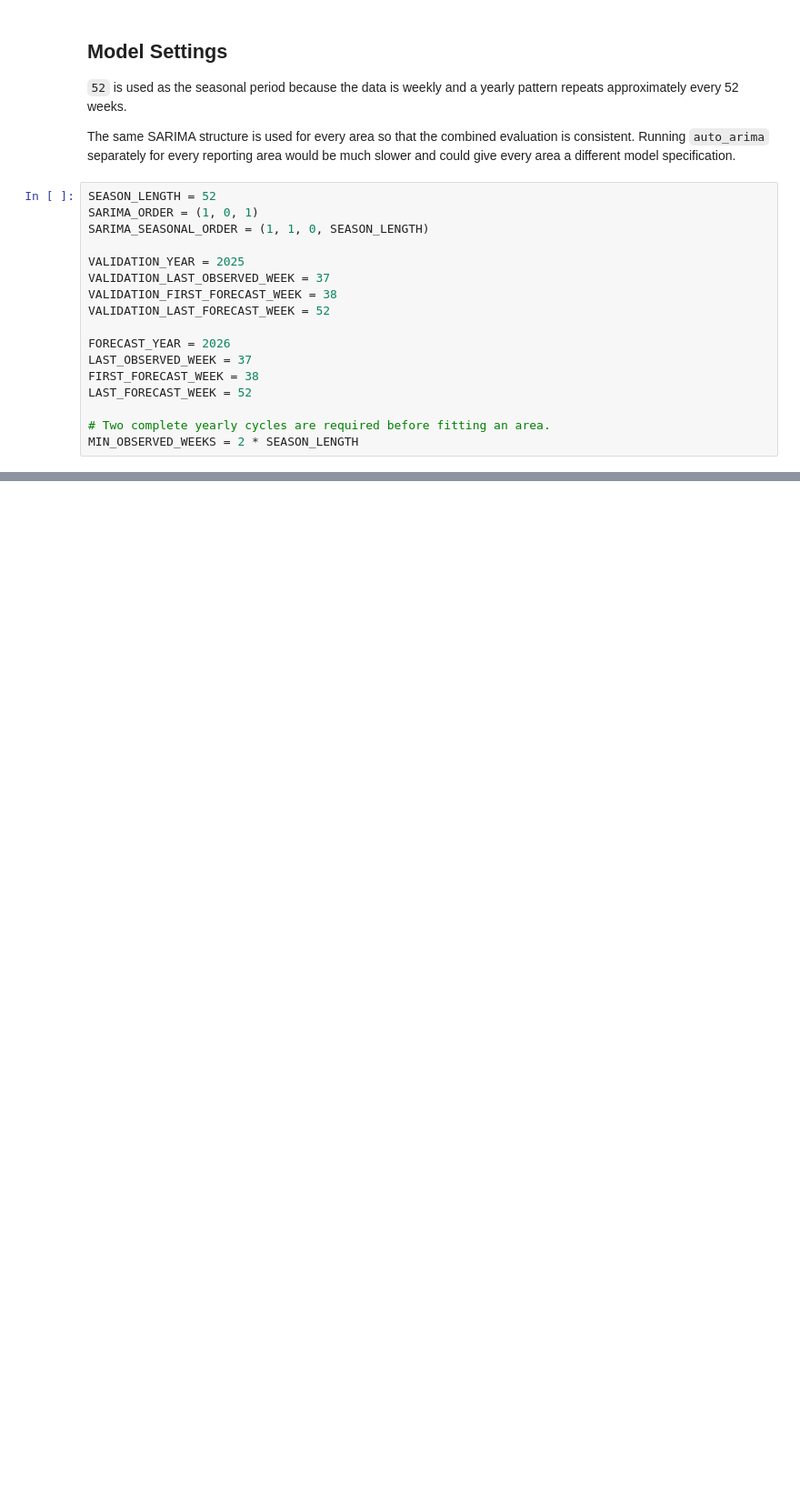
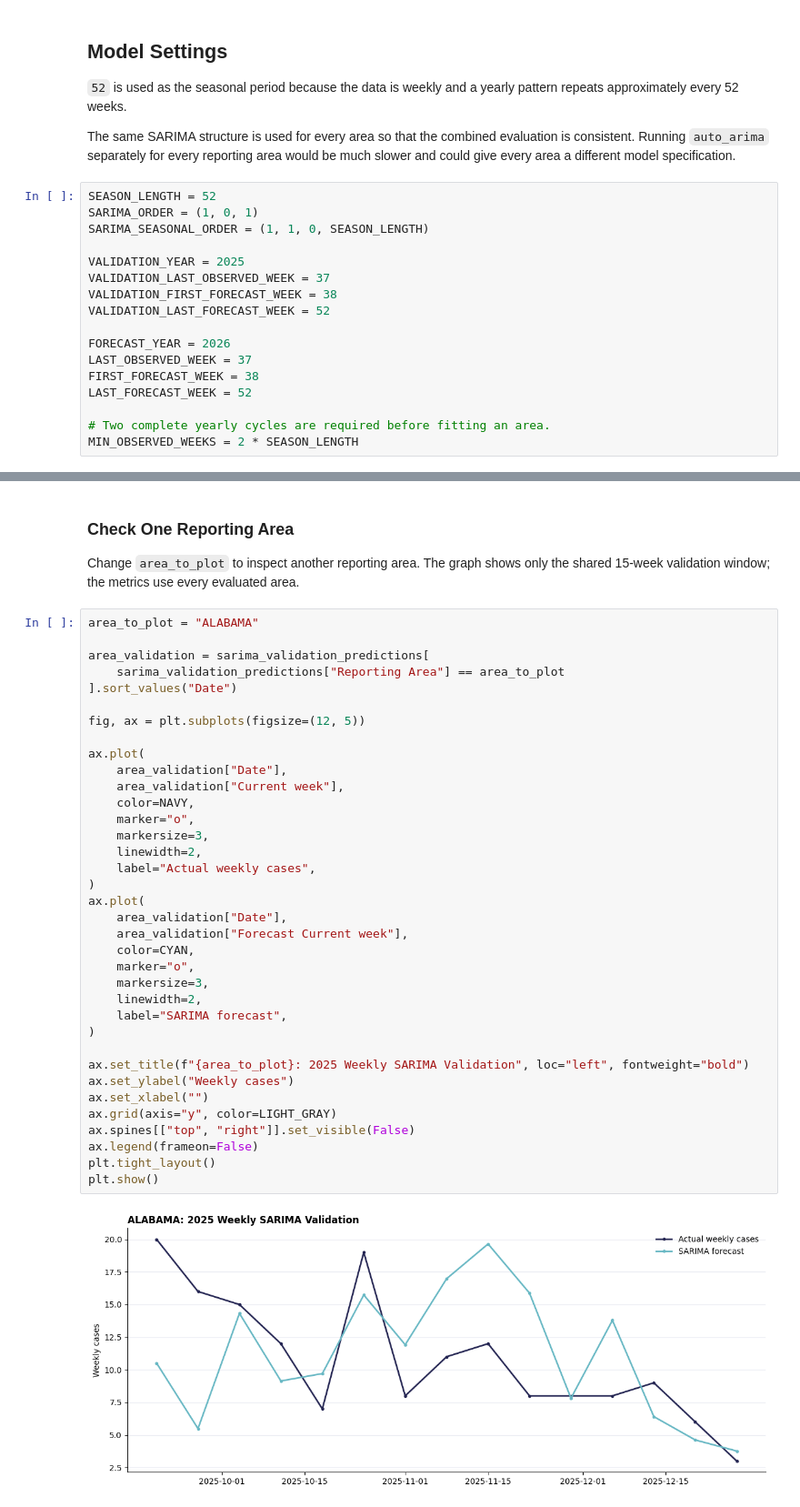
Before and after one commit to swirita/salmonellosis-forecasting-analysis, a Jupyter notebook: notebooks/03_salmonellosis_forecasting.ipynb, the cells around one changed output, grey strips where cells are left out. Shown at 91% size. Cells and saved outputs as stored; diff of their text form; blank space fills up the shorter version.

Commit message:
Fair 15-Week Validation and Check Reporting Area

```diff
--- a/notebooks/03_salmonellosis_forecasting.ipynb
+++ b/notebooks/03_salmonellosis_forecasting.ipynb
@@ -171,0 +274,42 @@ MIN_OBSERVED_WEEKS = 2 * SEASON_LENGTH
+# %% [markdown]
+### Check One Reporting Area
+
+Change `area_to_plot` to inspect another reporting area. The graph shows only the shared 15-week validation window; the metrics use every evaluated area.
+# %%
+area_to_plot = "ALABAMA"
+
+area_validation = sarima_validation_predictions[
+    sarima_validation_predictions["Reporting Area"] == area_to_plot
+].sort_values("Date")
+
+fig, ax = plt.subplots(figsize=(12, 5))
+
+ax.plot(
+    area_validation["Date"],
+    area_validation["Current week"],
+    color=NAVY,
+    marker="o",
+    markersize=3,
+    linewidth=2,
+    label="Actual weekly cases",
+)
+ax.plot(
+    area_validation["Date"],
+    area_validation["Forecast Current week"],
+    color=CYAN,
+    marker="o",
+    markersize=3,
+    linewidth=2,
+    label="SARIMA forecast",
+)
+
+ax.set_title(f"{area_to_plot}: 2025 Weekly SARIMA Validation", loc="left", fontweight="bold")
+ax.set_ylabel("Weekly cases")
+ax.set_xlabel("")
+ax.grid(axis="y", color=LIGHT_GRAY)
+ax.spines[["top", "right"]].set_visible(False)
+ax.legend(frameon=False)
+plt.tight_layout()
+plt.show()
+# %% [output]
+[figure, added]
```
Also changed, not shown: parts of 3 cells of this notebook.
